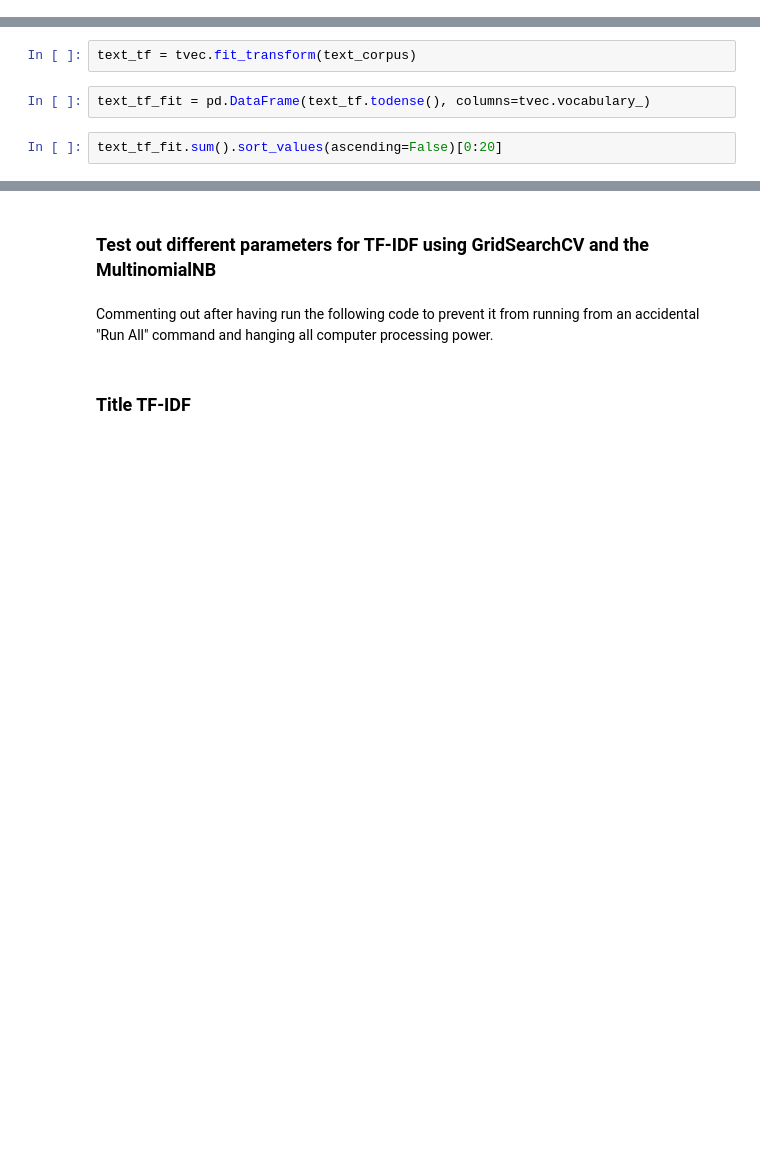
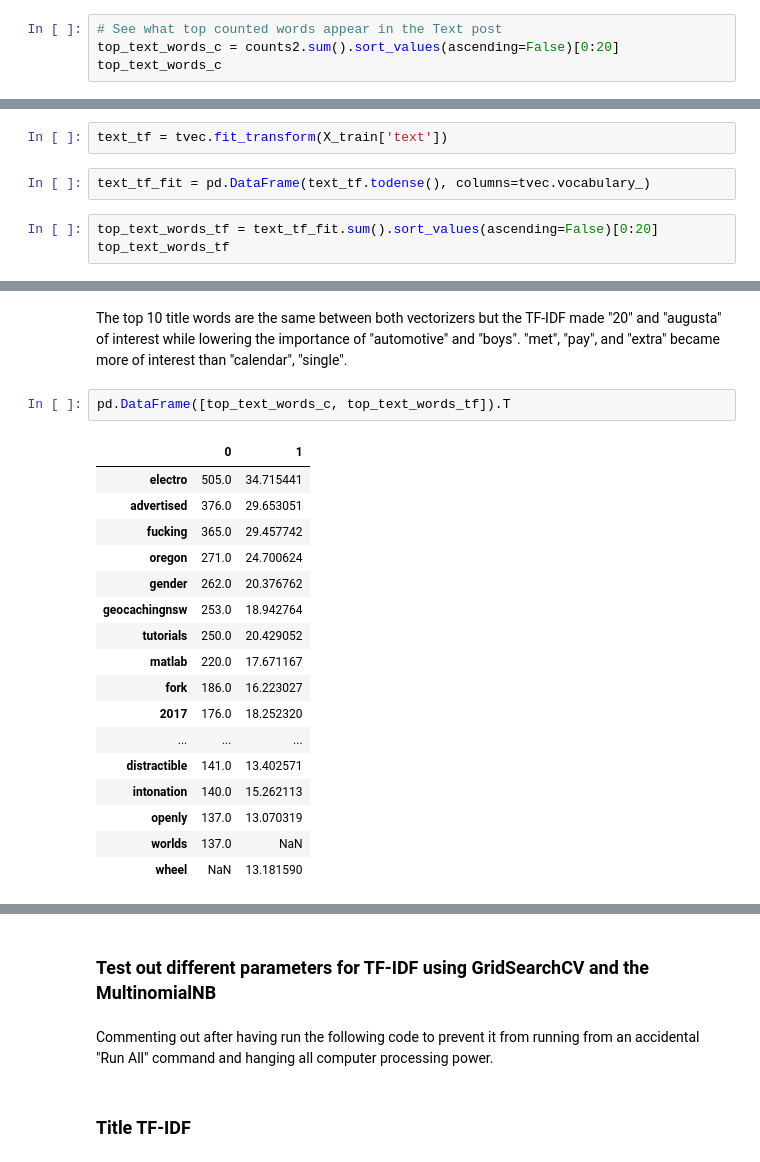
Before and after one commit to nmlook/GA_Project-3_NLP, a Jupyter notebook: Project 3 Modeling.ipynb, the cells around one changed output, grey strips where cells are left out. Saved outputs shown, nothing was run; the diff lists cells and outputs as text; blank space fills up the shorter version.

```diff
--- a/Project 3 Modeling.ipynb
+++ b/Project 3 Modeling.ipynb
@@ -435,0 +413,4 @@ all_counts.shape
+# %%
+# See what top counted words appear in the Text post
+top_text_words_c = counts2.sum().sort_values(ascending=False)[0:20]
+top_text_words_c
@@ -467,7 +474,8 @@ dtype: float64
 # %%
-text_tf = tvec.fit_transform(text_corpus)
+text_tf = tvec.fit_transform(X_train['text'])
 # %%
 text_tf_fit = pd.DataFrame(text_tf.todense(), columns=tvec.vocabulary_)
 # %%
-text_tf_fit.sum().sort_values(ascending=False)[0:20]
+top_text_words_tf = text_tf_fit.sum().sort_values(ascending=False)[0:20]
+top_text_words_tf
 # %% [output]
@@ -490,0 +521,22 @@ dtype: float64
+# %% [markdown]
+The top 10 title words are the same between both vectorizers but the TF-IDF made "20" and "augusta" of interest while lowering the importance of "automotive" and "boys". "met", "pay", and "extra" became more of interest than "calendar", "single".
+# %%
+pd.DataFrame([top_text_words_c, top_text_words_tf]).T
+# %% [output]
+|  | 0 | 1 |
+| electro | 505.0 | 34.715441 |
+| advertised | 376.0 | 29.653051 |
+| fucking | 365.0 | 29.457742 |
+| oregon | 271.0 | 24.700624 |
+| gender | 262.0 | 20.376762 |
+| geocachingnsw | 253.0 | 18.942764 |
+| tutorials | 250.0 | 20.429052 |
+| matlab | 220.0 | 17.671167 |
+| fork | 186.0 | 16.223027 |
+| 2017 | 176.0 | 18.252320 |
+| ... | ... | ... |
+| distractible | 141.0 | 13.402571 |
+| intonation | 140.0 | 15.262113 |
+| openly | 137.0 | 13.070319 |
+| worlds | 137.0 | NaN |
+| wheel | NaN | 13.181590 |
```
Also changed, not shown: parts of 92 cells of this notebook, 1 other file.
